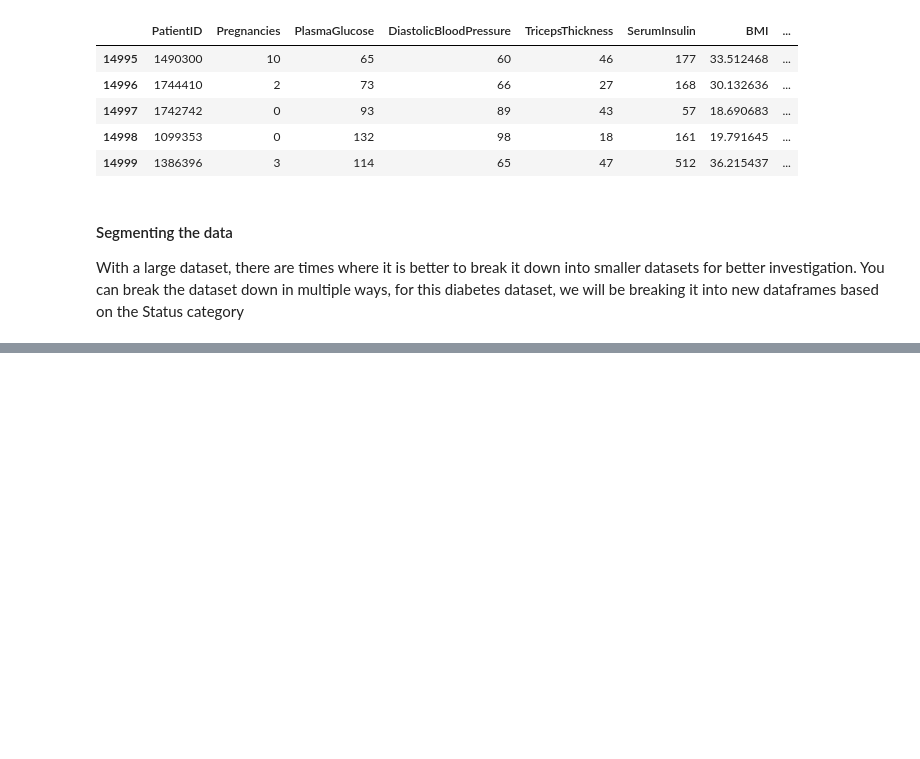
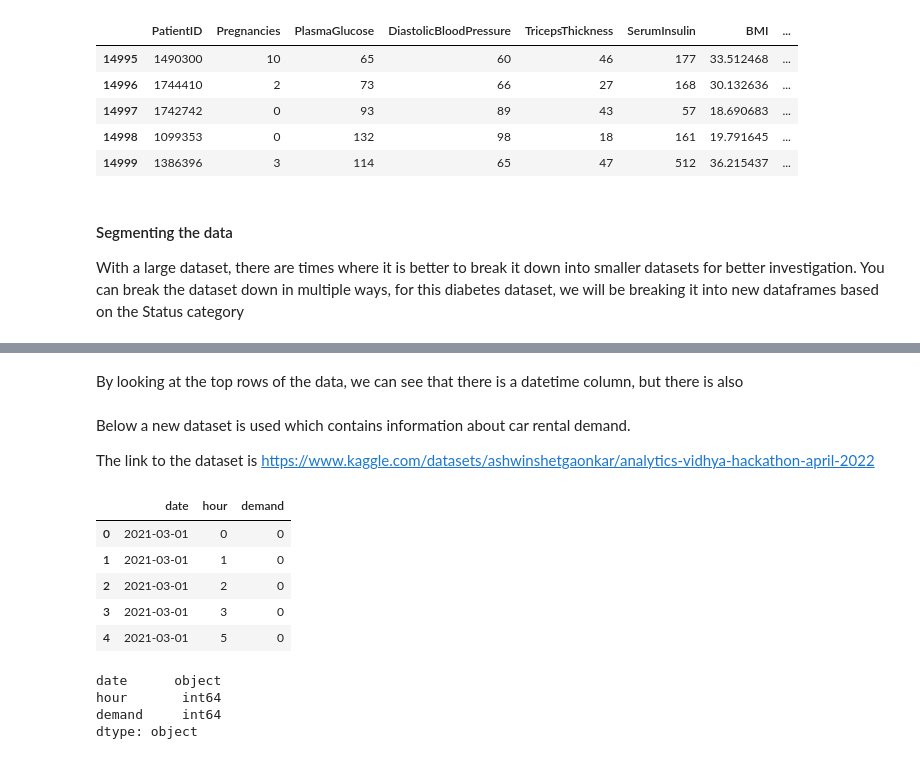
Before and after one commit to Ebuka21/DA_Data_Science_101, a Jupyter notebook: DA-Data_Cleaning.ipynb, the cells around one changed output, grey strips where cells are left out. Saved outputs shown, nothing was run; the diff lists cells and outputs as text; code cells hidden in the pictures; blank space fills up the shorter version.

```diff
--- a/DA.ipynb
+++ b/DA-Data_Cleaning.ipynb
@@ -300,0 +310,26 @@ dataframe.describe()
+# %% [markdown]
+By looking at the top rows of the data, we can see that there is a datetime column, but there is also
+# %% [markdown]
+Below a new dataset is used which contains information about car rental demand.
+
+The link to the dataset is https://www.kaggle.com/datasets/ashwinshetgaonkar/analytics-vidhya-hackathon-april-2022
+# %%
+# reading the data into a dataframe and showing the top rows
+car_rental_df = pd.read_csv("car_rental.csv")
+
+car_rental_df.head()
+# %% [output]
+|  | date | hour | demand |
+| 0 | 2021-03-01 | 0 | 0 |
+| 1 | 2021-03-01 | 1 | 0 |
+| 2 | 2021-03-01 | 2 | 0 |
+| 3 | 2021-03-01 | 3 | 0 |
+| 4 | 2021-03-01 | 5 | 0 |
+# %%
+# checking that the datatypes are as expected
+car_rental_df.dtypes
+# %% [output]
+date      object
+hour       int64
+demand     int64
+dtype: object
```
Also changed, not shown: parts of 22 cells of this notebook.
